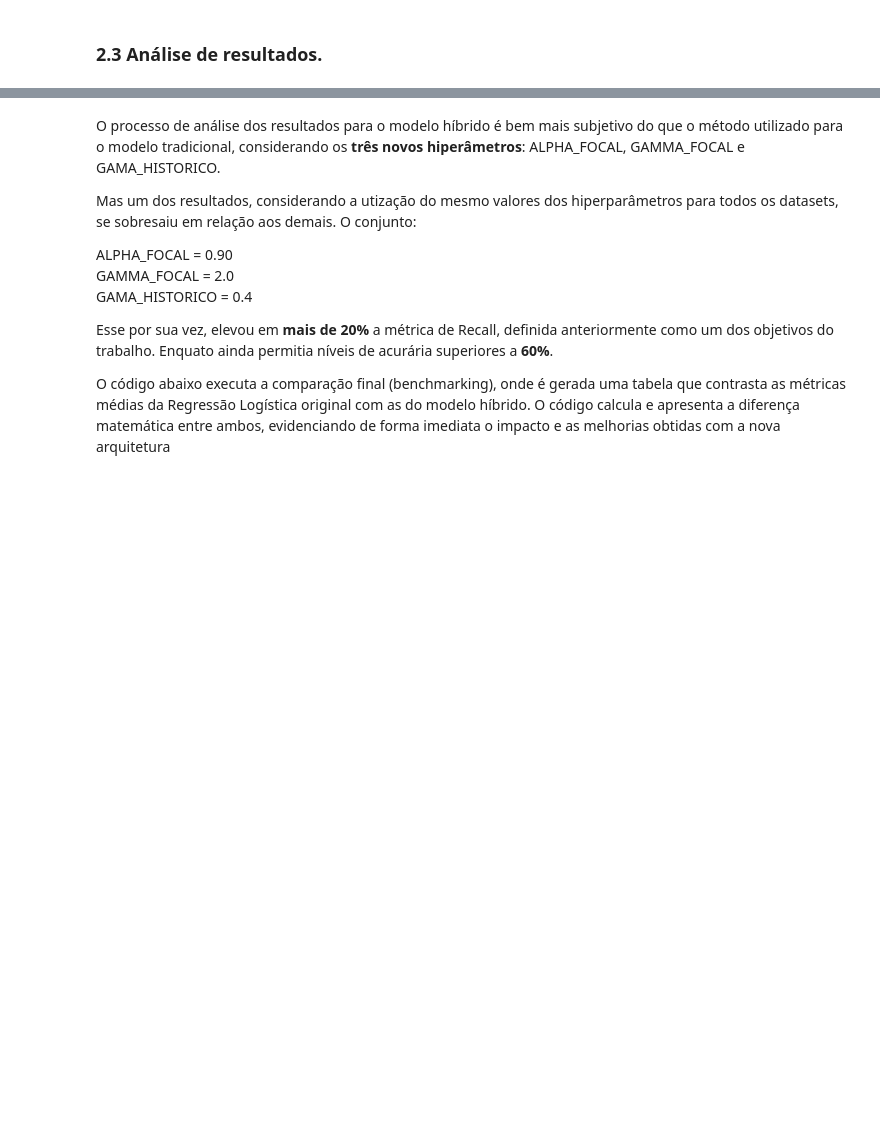
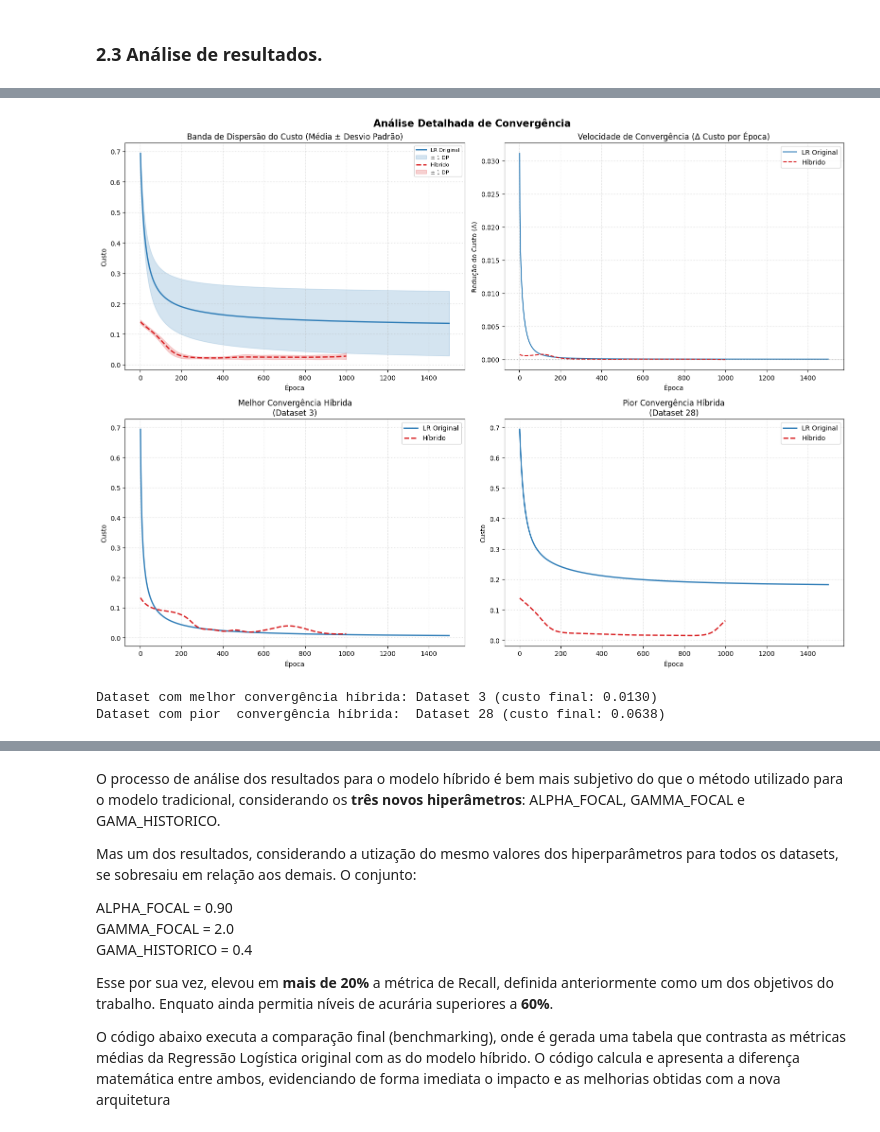
Before and after one commit to Aly-Filho/ml1-assignment, a Jupyter notebook: amanda/final_submission.ipynb, the cells around one changed output, grey strips where cells are left out. Drawn from its saved outputs; the diff is of its cells as text; code cells hidden in the pictures; blank space fills up the shorter version.

```diff
--- a/amanda/final_submission.ipynb
+++ b/amanda/final_submission.ipynb
@@ -1232,0 +1298,79 @@ Média AUC-ROC:   0.7922
+# %%
+# =============================================================================
+# ANÁLISE DE CONVERGÊNCIA — Dispersão e Casos Extremos
+# =============================================================================
+
+fig, axes = plt.subplots(2, 2, figsize=(16, 12))
+fig.suptitle('Análise Detalhada de Convergência', fontsize=15, fontweight='bold')
+
+# --- Gráfico 1: Banda de dispersão (média ± desvio padrão) ---
+std_orig   = np.std(todos_os_historicos, axis=0)
+std_hibrid = np.std(todos_os_historicos_hibrido, axis=0)
+
+ax = axes[0, 0]
+ax.plot(epocas_orig,   media_custo_original, color='#2c7bb6', linewidth=2, label='LR Original')
+ax.fill_between(epocas_orig,
+                media_custo_original - std_orig,
+                media_custo_original + std_orig,
+                color='#2c7bb6', alpha=0.2, label='± 1 DP')
+ax.plot(epocas_hibrid, media_custo_hibrido, color='#d7191c', linewidth=2, label='Híbrido', linestyle='--')
+ax.fill_between(epocas_hibrid,
+                media_custo_hibrido - std_hibrid,
+                media_custo_hibrido + std_hibrid,
+                color='#d7191c', alpha=0.2, label='± 1 DP')
+ax.set_title('Banda de Dispersão do Custo (Média ± Desvio Padrão)')
+ax.set_xlabel('Época')
+ax.set_ylabel('Custo')
+ax.legend(fontsize=8)
+ax.grid(True, linestyle=':', alpha=0.6)
+
+# --- Gráfico 2: Velocidade de convergência (variação do custo entre épocas) ---
+delta_orig   = -np.diff(media_custo_original)
+delta_hibrid = -np.diff(media_custo_hibrido)
+
+ax = axes[0, 1]
+ax.plot(epocas_orig[1:],   delta_orig,   color='#2c7bb6', linewidth=1.5, label='LR Original')
+ax.plot(epocas_hibrid[1:], delta_hibrid, color='#d7191c', linewidth=1.5, label='Híbrido', linestyle='--')
+ax.axhline(0, color='gray', linewidth=0.8, linestyle=':')
+ax.set_title('Velocidade de Convergência (Δ Custo por Época)')
+ax.set_xlabel('Época')
+ax.set_ylabel('Redução do Custo (Δ)')
+ax.legend()
+ax.grid(True, linestyle=':', alpha=0.6)
+
+# --- Identificar melhor e pior dataset para o híbrido ---
+custos_finais_hibrido  = [h[-1] for h in todos_os_historicos_hibrido]
+custos_finais_original = [h[-1] for h in todos_os_historicos]
+
+idx_melhor = int(np.argmin(custos_finais_hibrido))
+idx_pior   = int(np.argmax(custos_finais_hibrido))
+
+# --- Gráfico 3: Melhor caso ---
+ax = axes[1, 0]
+ax.plot(epocas_orig,   todos_os_historicos[idx_melhor],         color='#2c7bb6', linewidth=2, label='LR Original')
+ax.plot(epocas_hibrid, todos_os_historicos_hibrido[idx_melhor], color='#d7191c', linewidth=2, label='Híbrido', linestyle='--')
+ax.set_title(f'Melhor Convergência Híbrida\n(Dataset {idx_melhor + 1})')
+ax.set_xlabel('Época')
+ax.set_ylabel('Custo')
+ax.legend()
+ax.grid(True, linestyle=':', alpha=0.6)
+
+# --- Gráfico 4: Pior caso ---
+ax = axes[1, 1]
+ax.plot(epocas_orig,   todos_os_historicos[idx_pior],         color='#2c7bb6', linewidth=2, label='LR Original')
+ax.plot(epocas_hibrid, todos_os_historicos_hibrido[idx_pior], color='#d7191c', linewidth=2, label='Híbrido', linestyle='--')
+ax.set_title(f'Pior Convergência Híbrida\n(Dataset {idx_pior + 1})')
+ax.set_xlabel('Época')
+ax.set_ylabel('Custo')
+ax.legend()
+ax.grid(True, linestyle=':', alpha=0.6)
+
+plt.tight_layout()
+plt.show()
+
+print(f"Dataset com melhor convergência híbrida: Dataset {idx_melhor + 1} (custo final: {custos_finais_hibrido[idx_melhor]:.4f})")
+print(f"Dataset com pior  convergência híbrida:  Dataset {idx_pior  + 1} (custo final: {custos_finais_hibrido[idx_pior]:.4f})")
+# %% [output]
+[figure, added]
+Dataset com melhor convergência híbrida: Dataset 3 (custo final: 0.0130)
+Dataset com pior  convergência híbrida:  Dataset 28 (custo final: 0.0638)
```
Also changed, not shown: parts of 10 cells of this notebook.
